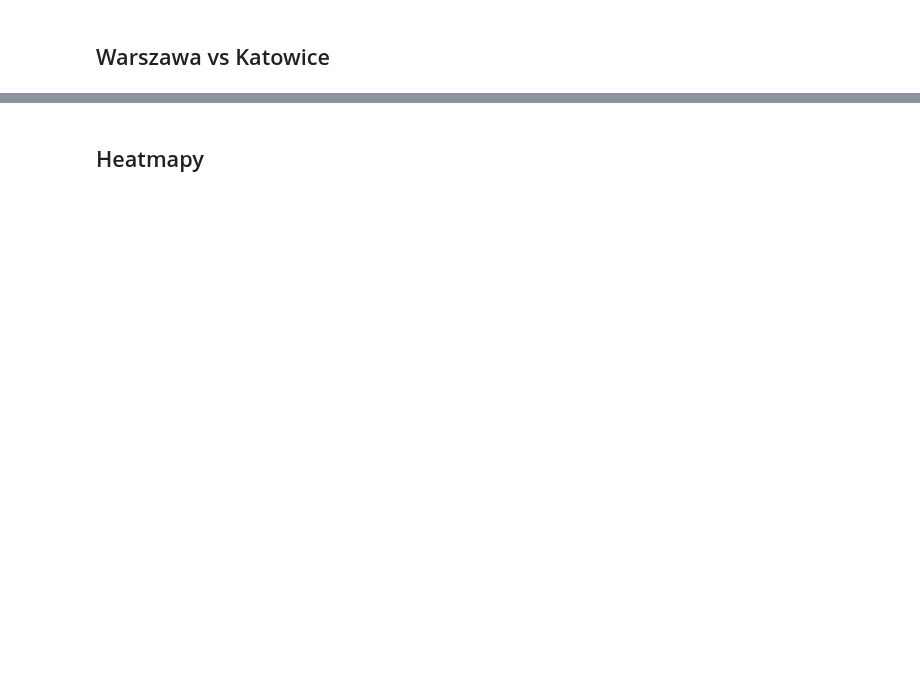
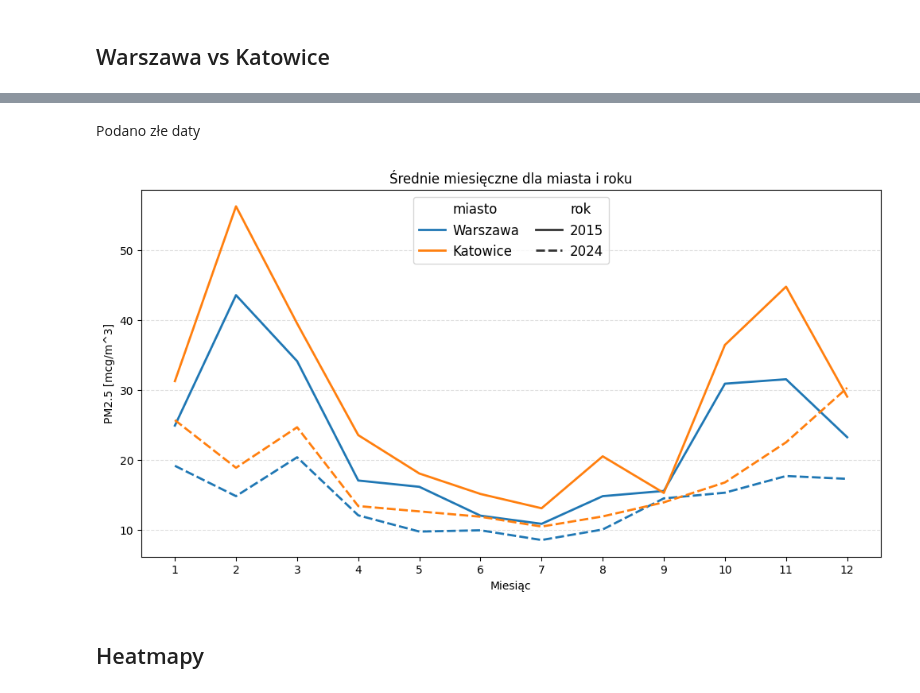
Before and after one commit to vardwyn/ZTP_projekt3, a Jupyter notebook: analiza.ipynb, the cells around one changed output, grey strips where cells are left out. Cells and saved outputs as stored; diff of their text form; code cells hidden in the pictures; blank space fills up the shorter version.

```diff
--- a/analiza.ipynb
+++ b/analiza.ipynb
@@ -243,3 +414,5 @@ data_combined.to_csv("cleaned_data/pd1_dataset_data.csv.xz")
 # %%
 metadata_combined = pd.read_csv("cleaned_data/pd1_dataset_metadata.csv.xz")
 data_combined = pd.read_csv("cleaned_data/pd1_dataset_data.csv.xz",index_col=0)
+# DONE FORK: change format of index to datetime
+data_combined.index = pd.to_datetime(data_combined.index, format='mixed')
@@ -247,0 +419,10 @@ data_combined.head()
+# %%
+# DONE FORK: apply format to df because of not being numeric, pandas aggregation functions does not work
+mask_2018 = data_combined.index.year == 2018
+
+data_combined.loc[mask_2018] = (
+    data_combined.loc[mask_2018]
+    .replace(",", ".", regex=True)
+    .apply(pd.to_numeric, errors="coerce")
+)
+data_combined = data_combined.apply(pd.to_numeric, errors="coerce")
@@ -301,4 +559,8 @@ monthly_avg_city
+# %% [markdown]
+Podano złe daty
 # %%
-plot_city_monthly_averages(monthly_avg_city, ["Warszawa", "Katowice"], [2014, 2024])
+plot_city_monthly_averages(monthly_avg_city, ["Warszawa", "Katowice"], [2015, 2024])
+# %% [output]
+[figure, added]
 # %% [markdown]
 ## Heatmapy
```
Also changed, not shown: parts of 32 cells of this notebook, 20 other files.
